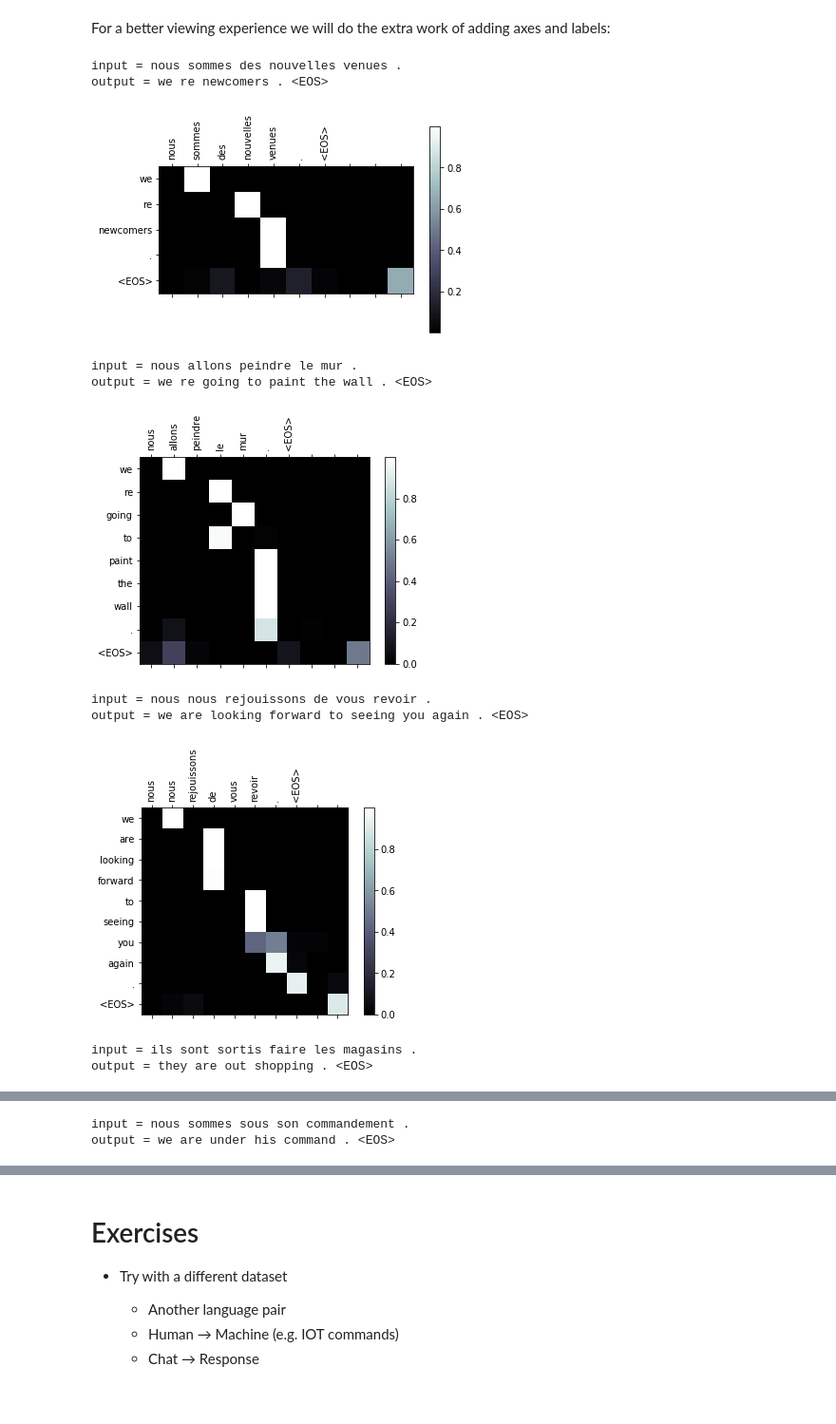
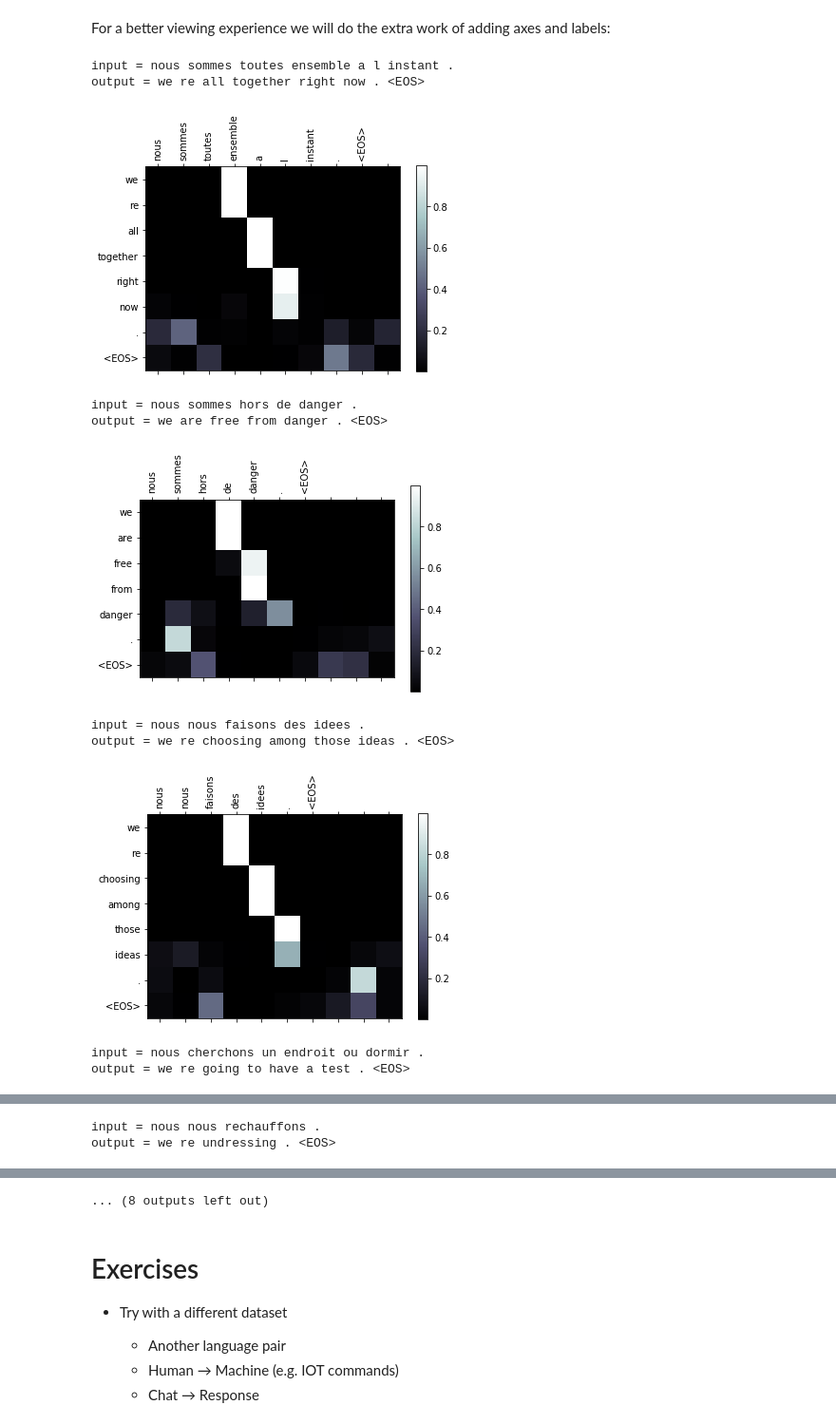
Before and after one commit to ananthsankar/seq2seq_attention, a Jupyter notebook: seq2seq_translation_tutorial-usf.ipynb, the cells around one changed output, grey strips where cells are left out. Shown: that part at 95% size. Drawn from its saved outputs; the diff is of its cells as text; code cells hidden in the pictures; blank space fills up the shorter version.

```diff
--- a/seq2seq_translation_tutorial-usf.ipynb
+++ b/seq2seq_translation_tutorial-usf.ipynb
@@ -265,6 +264,17 @@ def prepareData(lang1, lang2, reverse=False):
     print("Read %s sentence pairs" % len(pairs))
     pairs = filterPairs(pairs)
     print("Trimmed to %s sentence pairs" % len(pairs))
+
+    #randomize the data with a fixed seed for repeatability
+    random.seed(4)
+    random.shuffle(pairs)
+    #choose the first 10 pairs for testing and the rest for training
+    testPairs = pairs[0:10]
+    trainPairs = pairs[10:len(pairs)]
+
+    print("number of test pairs: %s" % len(testPairs))
+    print("number of train pairs: %s" % len(trainPairs))
+
     print("Counting words...")
     for pair in pairs:
         input_lang.addSentence(pair[0])
@@ -272,11 +282,10 @@ def prepareData(lang1, lang2, reverse=False):
     print("Counted words:")
     print(input_lang.name, input_lang.n_words)
     print(output_lang.name, output_lang.n_words)
-    return input_lang, output_lang, pairs
-#TODO randomize the pairs usnif a fixed seed, and then split into train and test
-#return train_pairs and test_pairs
+    return input_lang, output_lang, pairs, trainPairs, testPairs
 
-input_lang, output_lang, pairs = prepareData('eng', 'fra', True)
+input_lang, output_lang, pairs, trainPairs, testPairs = prepareData('eng', 'fra', True)
+random.seed(4)
 print(random.choice(pairs))
 # %% [output]
 Reading lines...
@@ -607,8 +616,13 @@ def trainIters(encoder, decoder, n_iters, print_every=1000, plot_every=100, lear
 
     encoder_optimizer = optim.SGD(encoder.parameters(), lr=learning_rate)
     decoder_optimizer = optim.SGD(decoder.parameters(), lr=learning_rate)
-    training_pairs = [tensorsFromPair(random.choice(pairs))
+
+    #set the seed for repeatable expts
+    random.seed(4)
+    training_pairs = [tensorsFromPair(random.choice(trainPairs))
                       for i in range(n_iters)]
+
+
     criterion = nn.NLLLoss()
 
     for iter in range(1, n_iters + 1):
@@ -664,6 +678,8 @@ predicts the EOS token we stop there. We also store the decoder's
 attention outputs for display later.
 # %%
 def evaluate(encoder, decoder, sentence, max_length=MAX_LENGTH):
+    # set in eval mode so that dropout does not cause random outputs in decoding
+    decoder = decoder.eval()
     with torch.no_grad():
         input_tensor = tensorFromSentence(input_lang, sentence)
         input_length = input_tensor.size()[0]
@@ -732,5 +757,5 @@ hidden_size = 256
 encoder1 = EncoderRNN(input_lang.n_words, hidden_size).to(device)
 attn_decoder1 = AttnDecoderRNN(hidden_size, output_lang.n_words, dropout_p=0.1).to(device)
 
-trainIters(encoder1, attn_decoder1, 25000, print_every=1000)
+trainIters(encoder1, attn_decoder1, 20000, print_every=1000)
 # %% [output]
@@ -800,47 +850,48 @@ def showAttention(input_sentence, output_words, attentions):
     # Set up figure with colorbar
     fig = plt.figure()
     ax = fig.add_subplot(111)
     cax = ax.matshow(attentions.numpy(), cmap='bone')
     fig.colorbar(cax)
 
     # Set up axes
     ax.set_xticklabels([''] + input_sentence.split(' ') +
                        ['<EOS>'], rotation=90)
     ax.set_yticklabels([''] + output_words)
 
     # Show label at every tick
     ax.xaxis.set_major_locator(ticker.MultipleLocator(1))
     ax.yaxis.set_major_locator(ticker.MultipleLocator(1))
 
     plt.show()
 
 
 def evaluateAndShowAttention(input_sentence):
     output_words, attentions = evaluate(
         encoder1, attn_decoder1, input_sentence)
     print('input =', input_sentence)
     print('output =', ' '.join(output_words))
     showAttention(input_sentence, output_words, attentions)
 
+for pair in testPairs:
+    evaluateAndShowAttention(pair[0])
 
-evaluateAndShowAttention("nous sommes des nouvelles venues .")
+#evaluateAndShowAttention("ils envoient de l aide .")
+#evaluateAndShowAttention("nous allons peindre le mur .")
 
-evaluateAndShowAttention("nous allons peindre le mur .")
+#evaluateAndShowAttention("nous nous rejouissons de vous revoir .")
 
-evaluateAndShowAttention("nous nous rejouissons de vous revoir .")
+#evaluateAndShowAttention("ils sont sortis faire les magasins .")
 
-evaluateAndShowAttention("ils sont sortis faire les magasins .")
-
-evaluateAndShowAttention("nous sommes sous son commandement .")
+#evaluateAndShowAttention("nous sommes sous son commandement .")
 # %% [output]
-input = nous sommes des nouvelles venues .
-output = we re newcomers . <EOS>
+input = nous sommes toutes ensemble a l instant .
+output = we re all together right now . <EOS>
-[figure, old version]
+[figure, new version]
-input = nous allons peindre le mur .
-output = we re going to paint the wall . <EOS>
+input = nous sommes hors de danger .
+output = we are free from danger . <EOS>
-[figure, old version]
+[figure, new version]
-input = nous nous rejouissons de vous revoir .
-output = we are looking forward to seeing you again . <EOS>
+input = nous nous faisons des idees .
+output = we re choosing among those ideas . <EOS>
-[figure, old version]
+[figure, new version]
-input = ils sont sortis faire les magasins .
-output = they are out shopping . <EOS>
+input = nous cherchons un endroit ou dormir .
+output = we re going to have a test . <EOS>
@@ -848,2 +899,2 @@ output = they are out shopping . <EOS>
-input = nous sommes sous son commandement .
-output = we are under his command . <EOS>
+input = nous nous rechauffons .
+output = we re undressing . <EOS>
@@ -851,3 +905,4 @@ output = we are under his command . <EOS>
+... (8 outputs left out)
 # %% [markdown]
 Exercises
 =========
```
Also changed, not shown: parts of 15 cells of this notebook.
